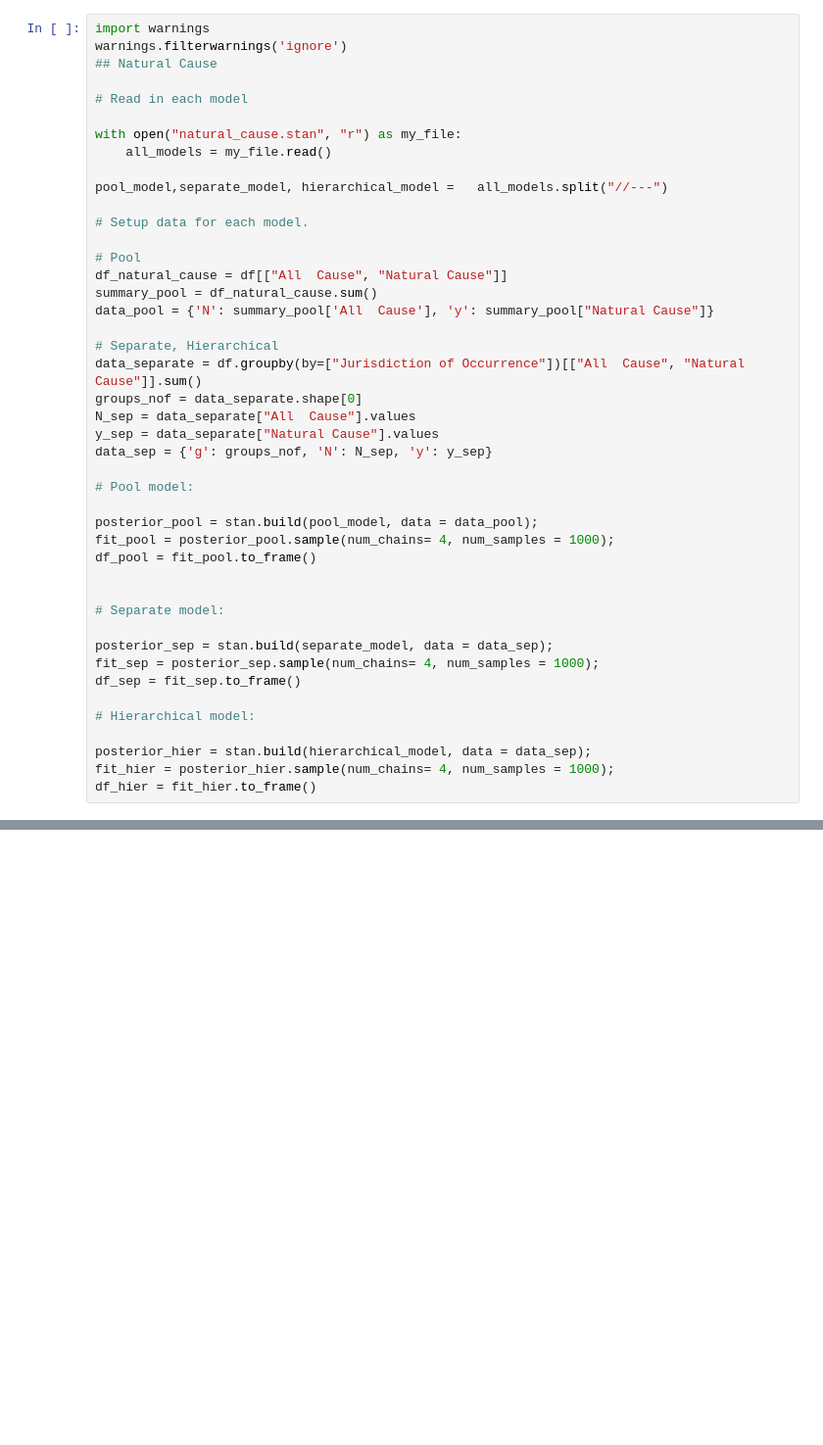
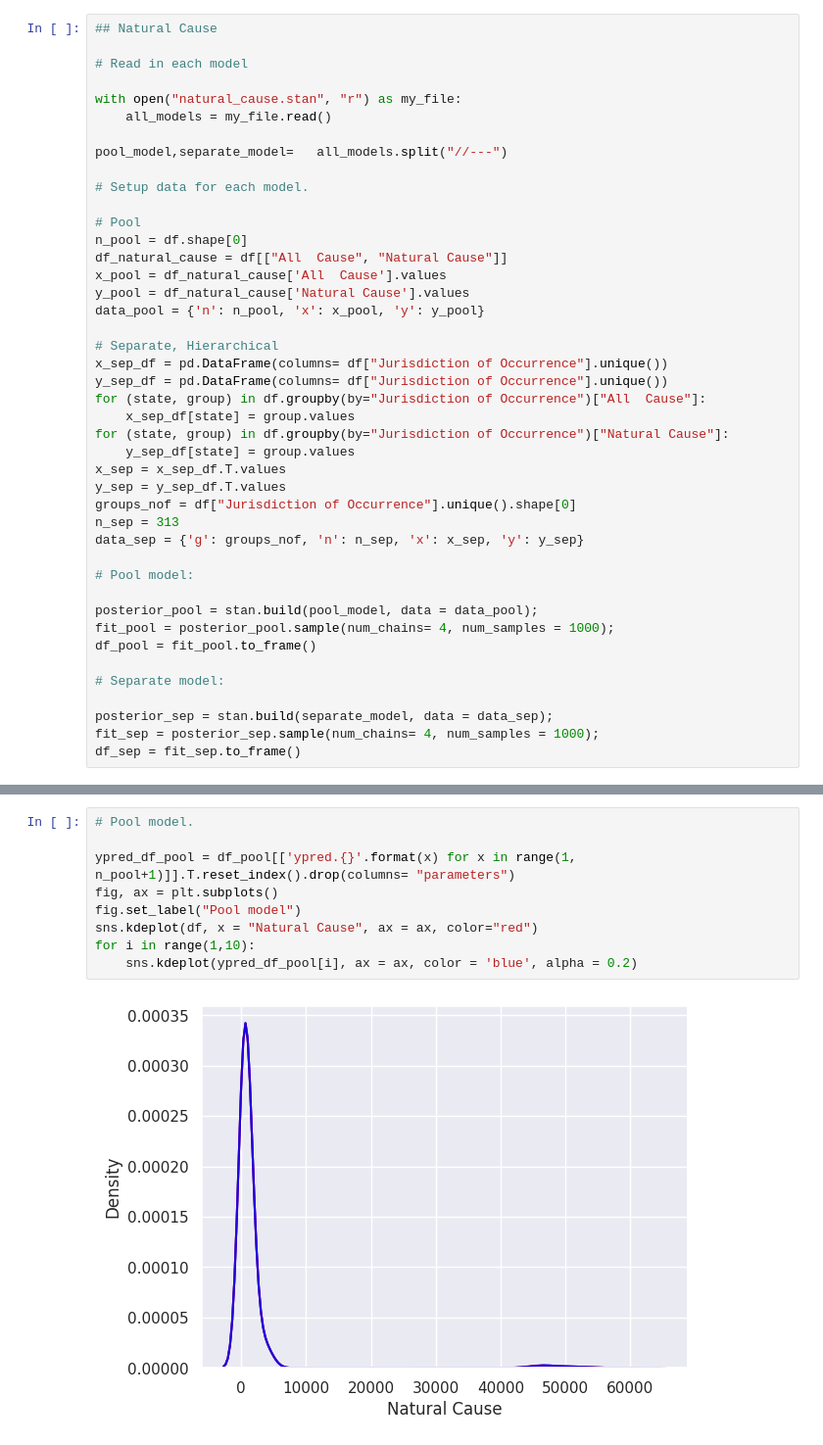
Before and after one commit to nkhieu02/BDA2022, a Jupyter notebook: test.ipynb, the cells around one changed output, grey strips where cells are left out. Shown: that part at 98% size. Drawn from its saved outputs; the diff is of its cells as text; blank space fills up the shorter version.

Commit message:
Separate and pool model for natural cause

```diff
--- a/test.ipynb
+++ b/test.ipynb
@@ -52,6 +40,4 @@ df[mask >= 1].isna().sum()
 # %%
-import warnings
-warnings.filterwarnings('ignore')
 ## Natural Cause
 
 # Read in each model
@@ -59,21 +45,29 @@ warnings.filterwarnings('ignore')
 with open("natural_cause.stan", "r") as my_file:
     all_models = my_file.read()
 
-pool_model,separate_model, hierarchical_model =   all_models.split("//---")
+pool_model,separate_model=   all_models.split("//---")
 
 # Setup data for each model.
 
 # Pool
+n_pool = df.shape[0]
 df_natural_cause = df[["All  Cause", "Natural Cause"]]
-summary_pool = df_natural_cause.sum()
-data_pool = {'N': summary_pool['All  Cause'], 'y': summary_pool["Natural Cause"]}
+x_pool = df_natural_cause['All  Cause'].values
+y_pool = df_natural_cause['Natural Cause'].values
+data_pool = {'n': n_pool, 'x': x_pool, 'y': y_pool}
 
 # Separate, Hierarchical
-data_separate = df.groupby(by=["Jurisdiction of Occurrence"])[["All  Cause", "Natural Cause"]].sum()
-groups_nof = data_separate.shape[0]
-N_sep = data_separate["All  Cause"].values
-y_sep = data_separate["Natural Cause"].values
-data_sep = {'g': groups_nof, 'N': N_sep, 'y': y_sep}
+x_sep_df = pd.DataFrame(columns= df["Jurisdiction of Occurrence"].unique())
+y_sep_df = pd.DataFrame(columns= df["Jurisdiction of Occurrence"].unique())
+for (state, group) in df.groupby(by="Jurisdiction of Occurrence")["All  Cause"]:
+    x_sep_df[state] = group.values
+for (state, group) in df.groupby(by="Jurisdiction of Occurrence")["Natural Cause"]:
+    y_sep_df[state] = group.values
+x_sep = x_sep_df.T.values
+y_sep = y_sep_df.T.values
+groups_nof = df["Jurisdiction of Occurrence"].unique().shape[0]
+n_sep = 313
+data_sep = {'g': groups_nof, 'n': n_sep, 'x': x_sep, 'y': y_sep}
 
 # Pool model:
 
@@ -81,17 +75,10 @@ posterior_pool = stan.build(pool_model, data = data_pool);
 fit_pool = posterior_pool.sample(num_chains= 4, num_samples = 1000);
 df_pool = fit_pool.to_frame()
 
-
 # Separate model:
 
 posterior_sep = stan.build(separate_model, data = data_sep);
 fit_sep = posterior_sep.sample(num_chains= 4, num_samples = 1000);
 df_sep = fit_sep.to_frame()
-
-# Hierarchical model:
-
-posterior_hier = stan.build(hierarchical_model, data = data_sep);
-fit_hier = posterior_hier.sample(num_chains= 4, num_samples = 1000);
-df_hier = fit_hier.to_frame()
 # %% [output]
 Building...
@@ -198,0 +187,11 @@ parameters  n_leapfrog__  divergent__      energy__     theta
+# %%
+# Pool model.
+
+ypred_df_pool = df_pool[['ypred.{}'.format(x) for x in range(1, n_pool+1)]].T.reset_index().drop(columns= "parameters")
+fig, ax = plt.subplots()
+fig.set_label("Pool model")
+sns.kdeplot(df, x = "Natural Cause", ax = ax, color="red")
+for i in range(1,10):
+    sns.kdeplot(ypred_df_pool[i], ax = ax, color = 'blue', alpha = 0.2)
+# %% [output]
+[figure, added]
```
Also changed, not shown: parts of 17 cells of this notebook, 2 other files.
